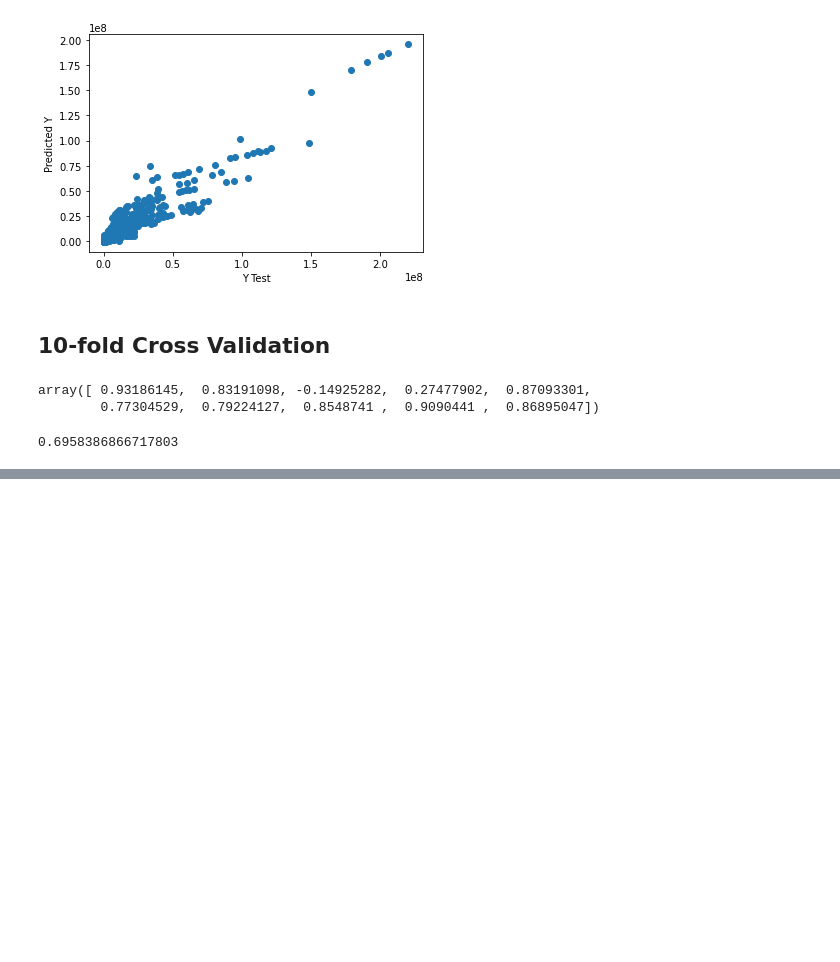
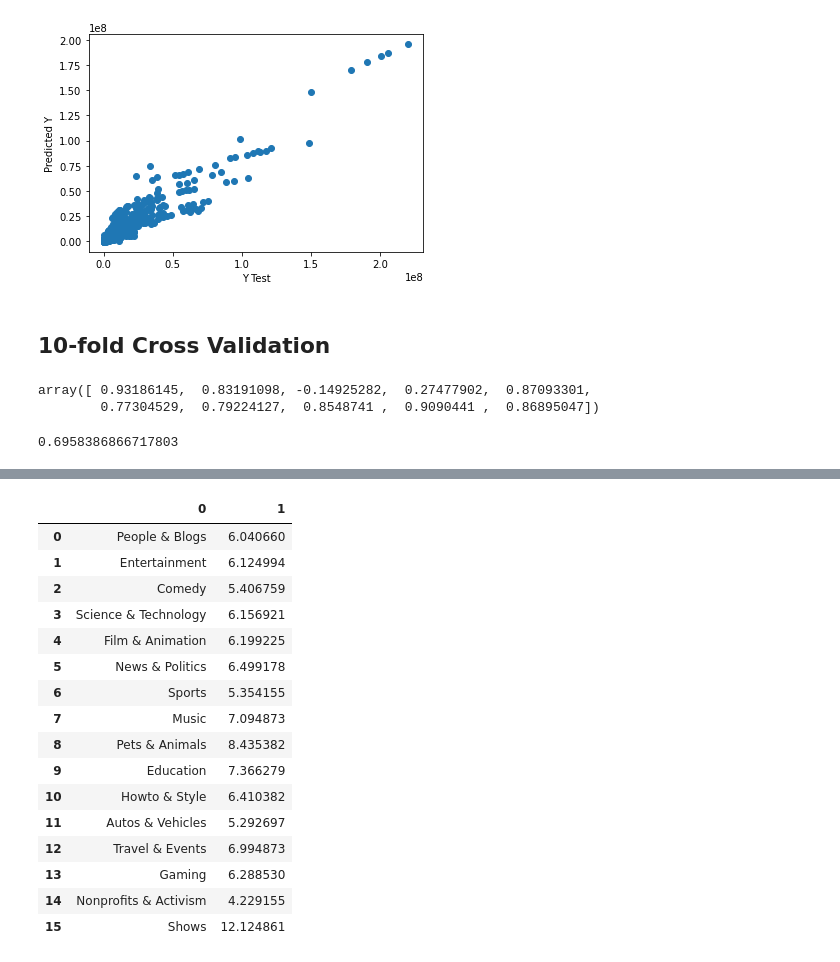
Before and after one commit to julialu-nini/ds-youtube-project, a Jupyter notebook: YouTube videos EDA.ipynb, the cells around one changed output, grey strips where cells are left out. Drawn from its saved outputs; the diff is of its cells as text; code cells hidden in the pictures; blank space fills up the shorter version.

```diff
--- a/YouTube videos EDA.ipynb
+++ b/YouTube videos EDA.ipynb
@@ -281,0 +273,21 @@ array(['People & Blogs', 'Entertainment', 'Comedy',
+# %%
+popular_time = pd.DataFrame(popular_time)
+popular_time
+# %% [output]
+|  | 0 | 1 |
+| 0 | People & Blogs | 6.040660 |
+| 1 | Entertainment | 6.124994 |
+| 2 | Comedy | 5.406759 |
+| 3 | Science & Technology | 6.156921 |
+| 4 | Film & Animation | 6.199225 |
+| 5 | News & Politics | 6.499178 |
+| 6 | Sports | 5.354155 |
+| 7 | Music | 7.094873 |
+| 8 | Pets & Animals | 8.435382 |
+| 9 | Education | 7.366279 |
+| 10 | Howto & Style | 6.410382 |
+| 11 | Autos & Vehicles | 5.292697 |
+| 12 | Travel & Events | 6.994873 |
+| 13 | Gaming | 6.288530 |
+| 14 | Nonprofits & Activism | 4.229155 |
+| 15 | Shows | 12.124861 |
```
Also changed, not shown: parts of 16 cells of this notebook.
